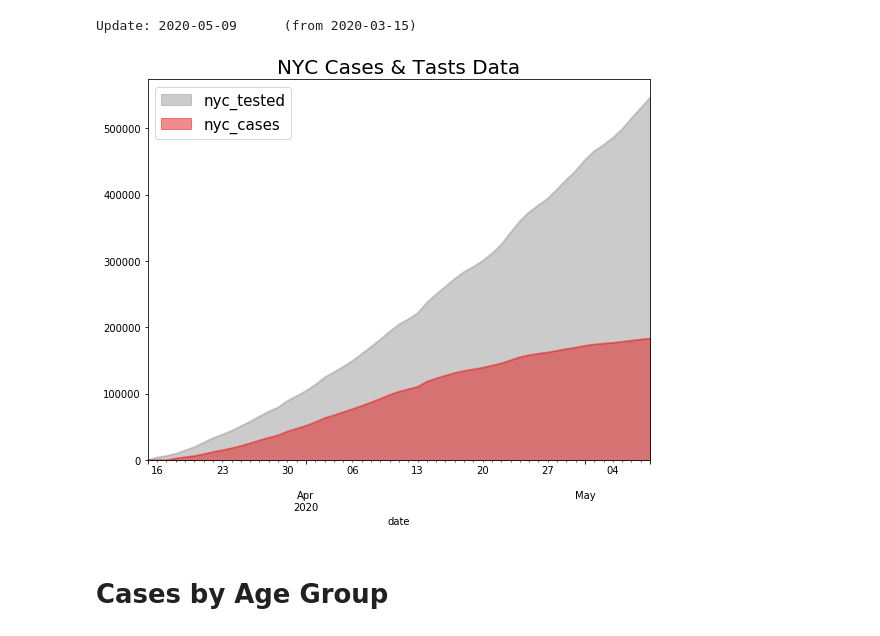
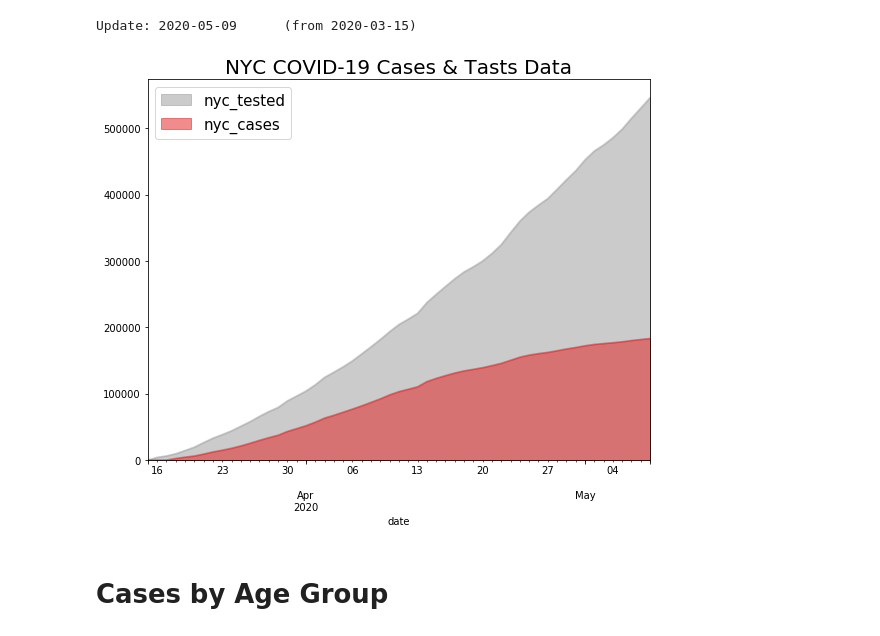
Before and after one commit to ArcZz/Nyc_Cov19_project, a Jupyter notebook: Part_1.ipynb, the cells around one changed output. Cells and saved outputs as stored; diff of their text form; code cells hidden in the pictures.

```diff
--- a/Part_1.ipynb
+++ b/Part_1.ipynb
@@ -272,14 +272,14 @@ Update: 2020-05-09      (from 2020-03-15)
 # %%
 df = nycTest
 #df["date"] = pd.to_datetime(df["date"])
 df = df.set_index("date")
 df[["nyc_tested","nyc_cases"]].plot.area(stacked = False, cmap = "Set1_r")
-plt.title("NYC Cases & Tasts Data", fontsize = 20)
+plt.title("NYC COVID-19 Cases & Tasts Data", fontsize = 20)
 plt.rcParams["figure.figsize"] = (9,7)
 plt.legend(prop = {"size":15})
 plt.show()
 # %% [output]
-[figure, old version]
+[figure, new version]
 # %% [markdown]
 # Cases by Age Group
 # %%
```
